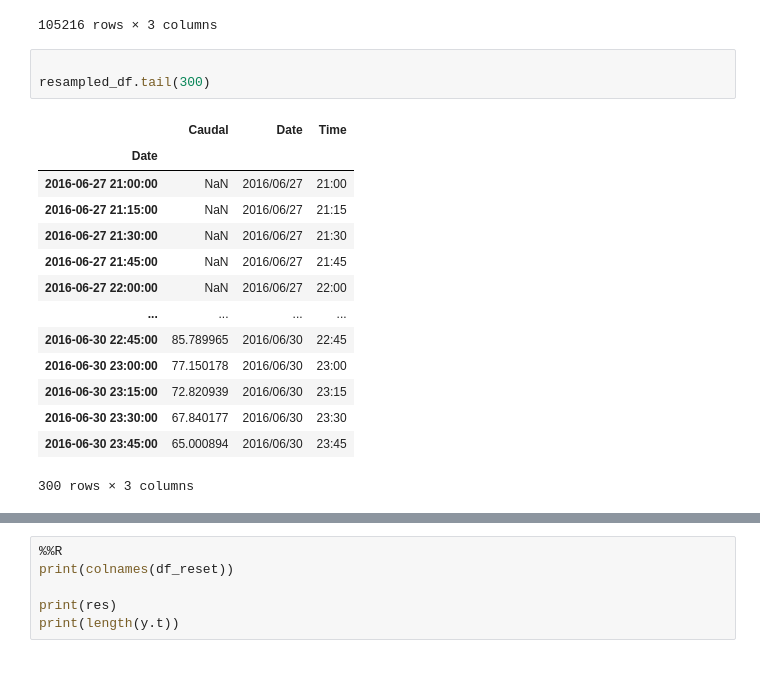
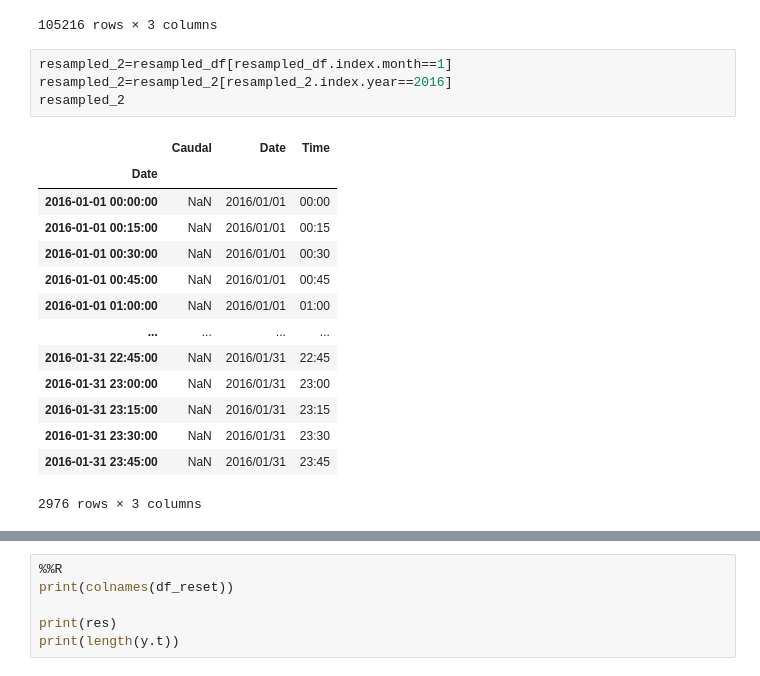
Before and after one commit to nicole-arquissandas-a22203874/Caudais2, a Jupyter notebook: jupyter/Caudais.ipynb, the cells around one changed output, grey strips where cells are left out. Cells and saved outputs as stored; diff of their text form.

```diff
--- a/jupyter/Caudais.ipynb
+++ b/jupyter/Caudais.ipynb
@@ -1199,21 +1222,22 @@ resampled_df
 | 2016-06-30 23:30:00 | 67.840177 | 2016/06/30 | 23:30 |
 | 2016-06-30 23:45:00 | 65.000894 | 2016/06/30 | 23:45 |
 105216 rows × 3 columns
-# %%
-
-resampled_df.tail(300)
-# %% [output]
-|  | Caudal | Date | Time |
-| Date |  |  |  |
-| 2016-06-27 21:00:00 | NaN | 2016/06/27 | 21:00 |
-| 2016-06-27 21:15:00 | NaN | 2016/06/27 | 21:15 |
-| 2016-06-27 21:30:00 | NaN | 2016/06/27 | 21:30 |
-| 2016-06-27 21:45:00 | NaN | 2016/06/27 | 21:45 |
-| 2016-06-27 22:00:00 | NaN | 2016/06/27 | 22:00 |
-| ... | ... | ... | ... |
-| 2016-06-30 22:45:00 | 85.789965 | 2016/06/30 | 22:45 |
-| 2016-06-30 23:00:00 | 77.150178 | 2016/06/30 | 23:00 |
-| 2016-06-30 23:15:00 | 72.820939 | 2016/06/30 | 23:15 |
-| 2016-06-30 23:30:00 | 67.840177 | 2016/06/30 | 23:30 |
-| 2016-06-30 23:45:00 | 65.000894 | 2016/06/30 | 23:45 |
-300 rows × 3 columns
+# %%
+resampled_2=resampled_df[resampled_df.index.month==1]
+resampled_2=resampled_2[resampled_2.index.year==2016]
+resampled_2
+# %% [output]
+|  | Caudal | Date | Time |
+| Date |  |  |  |
+| 2016-01-01 00:00:00 | NaN | 2016/01/01 | 00:00 |
+| 2016-01-01 00:15:00 | NaN | 2016/01/01 | 00:15 |
+| 2016-01-01 00:30:00 | NaN | 2016/01/01 | 00:30 |
+| 2016-01-01 00:45:00 | NaN | 2016/01/01 | 00:45 |
+| 2016-01-01 01:00:00 | NaN | 2016/01/01 | 01:00 |
+| ... | ... | ... | ... |
+| 2016-01-31 22:45:00 | NaN | 2016/01/31 | 22:45 |
+| 2016-01-31 23:00:00 | NaN | 2016/01/31 | 23:00 |
+| 2016-01-31 23:15:00 | NaN | 2016/01/31 | 23:15 |
+| 2016-01-31 23:30:00 | NaN | 2016/01/31 | 23:30 |
+| 2016-01-31 23:45:00 | NaN | 2016/01/31 | 23:45 |
+2976 rows × 3 columns
```
Also changed, not shown: parts of 9 cells of this notebook, 18 other files.
